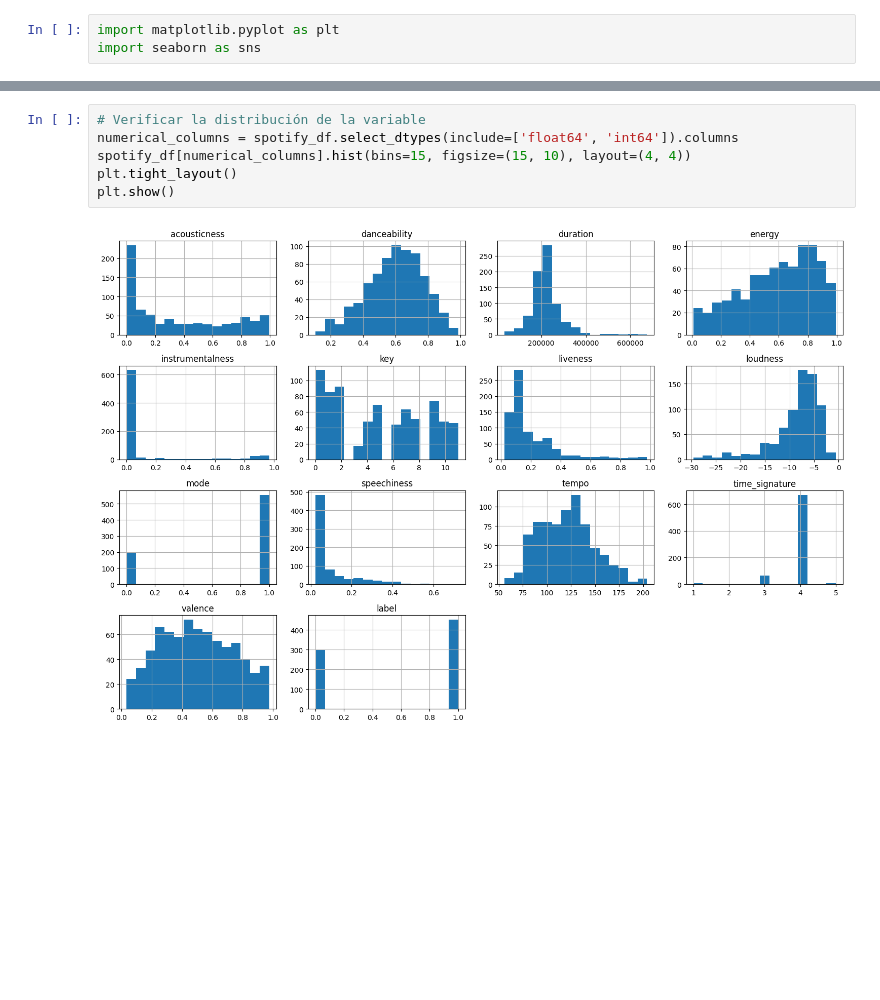
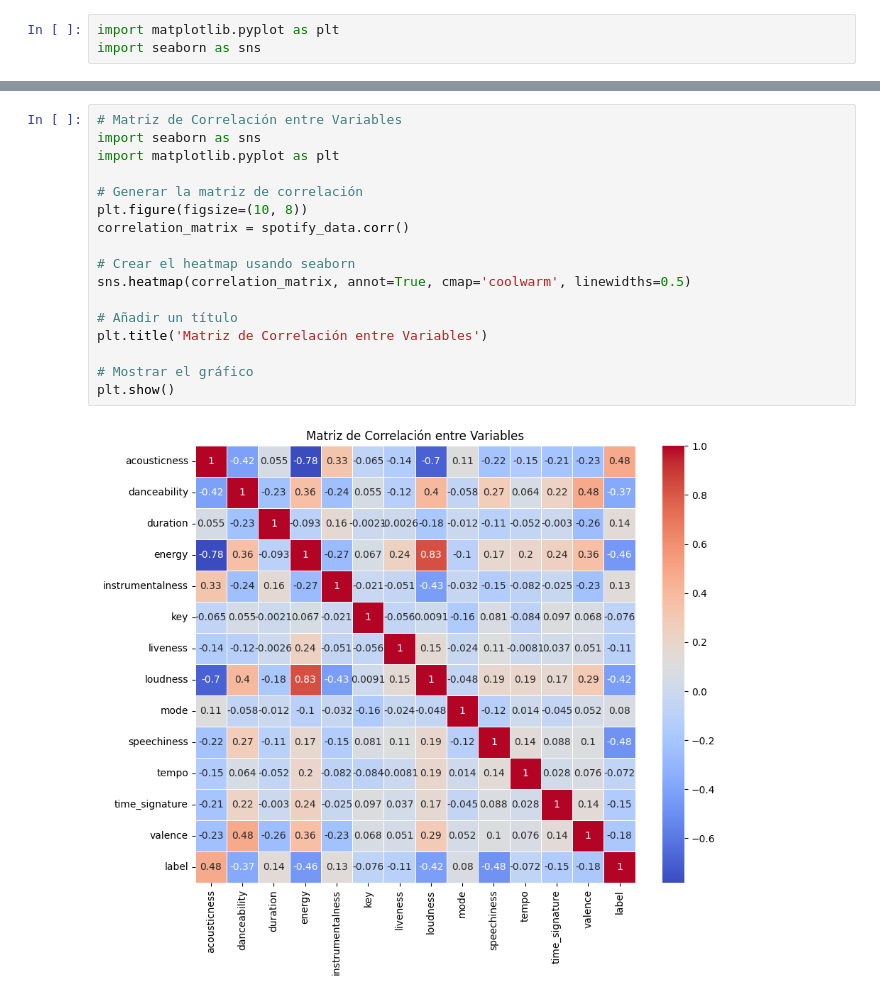
Before and after one commit to jonathancagua/CEIA-ADD, a Jupyter notebook: tp_spotify.ipynb, the cells around one changed output, grey strips where cells are left out. Saved outputs shown, nothing was run; the diff lists cells and outputs as text; blank space fills up the shorter version.

Commit message:
changes on matrix correlation and distribution fields graphics
Signed-off-by: Luciano Adassus <lucianoadassus@LUCIANOADASSUS.local>

```diff
--- a/tp_spotify.ipynb
+++ b/tp_spotify.ipynb
@@ -201,8 +228,19 @@ plt.show()
-# %%
-# Verificar la distribución de la variable
-numerical_columns = spotify_df.select_dtypes(include=['float64', 'int64']).columns
-spotify_df[numerical_columns].hist(bins=15, figsize=(15, 10), layout=(4, 4))
-plt.tight_layout()
-plt.show()
-# %% [output]
-[figure, removed]
+# %%
+# Matriz de Correlación entre Variables
+import seaborn as sns
+import matplotlib.pyplot as plt
+
+# Generar la matriz de correlación
+plt.figure(figsize=(10, 8))
+correlation_matrix = spotify_data.corr()
+
+# Crear el heatmap usando seaborn
+sns.heatmap(correlation_matrix, annot=True, cmap='coolwarm', linewidths=0.5)
+
+# Añadir un título
+plt.title('Matriz de Correlación entre Variables')
+
+# Mostrar el gráfico
+plt.show()
+# %% [output]
+[figure, added]
```
Also changed, not shown: parts of 11 cells of this notebook, 1 other file.
